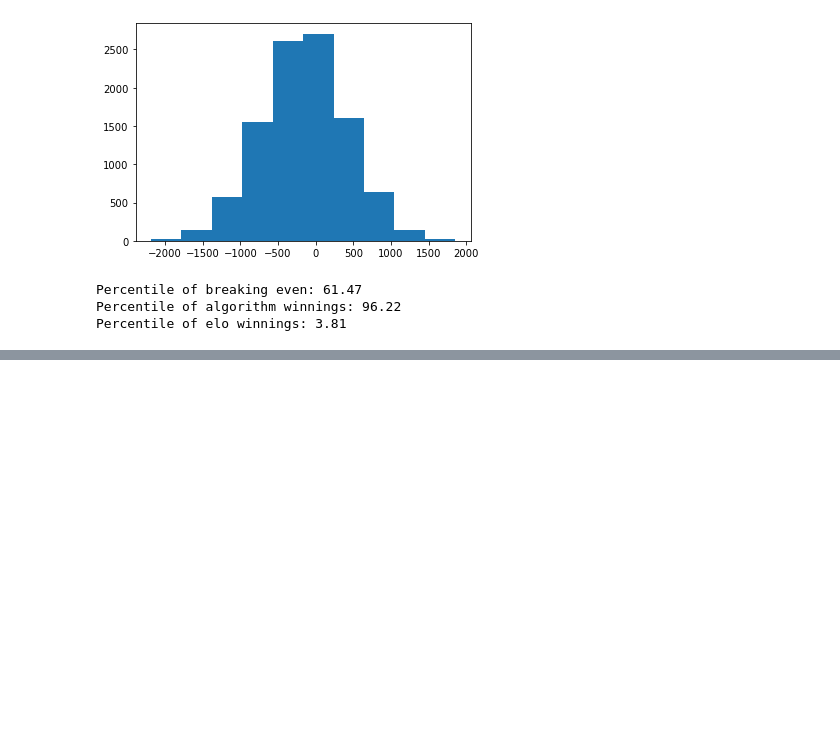
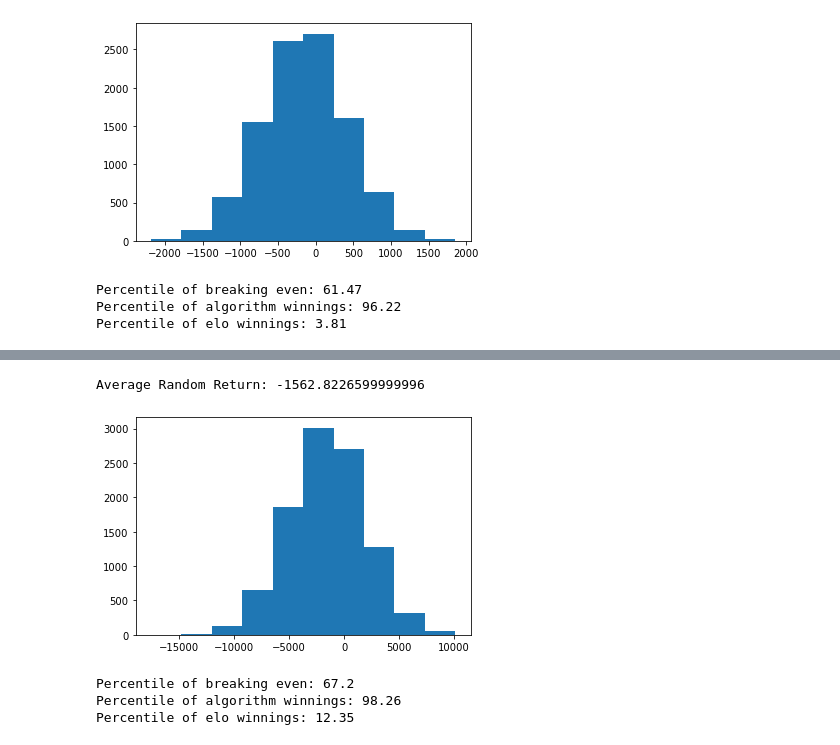
Before and after one commit to imac19/sports_gambling_algorithm, a Jupyter notebook: ideal_betting_proportions_spreads.ipynb, the cells around one changed output, grey strips where cells are left out. Drawn from its saved outputs; the diff is of its cells as text; code cells hidden in the pictures; blank space fills up the shorter version.

```diff
--- a/ideal_betting_proportions_spreads.ipynb
+++ b/ideal_betting_proportions_spreads.ipynb
@@ -611,0 +673,37 @@ Percentile of elo winnings: 3.81
+# %%
+# Check winnings from random betting model for 120 games (approx same as proportional threshold)
+
+total_return_list = []
+simulations = 10000
+
+for i in range(simulations):
+    gambling_sample = gambling_df.sample(n=120)
+    gambling_sample['return'] = gambling_sample.apply(lambda x: get_return_prop_spread_random(x), axis=1)
+    total_return_list.append(gambling_sample.sum()['return'])
+
+print('Average Random Return: {}'.format(np.mean(total_return_list)))
+
+plt.plot()
+plt.hist(total_return_list)
+plt.show()
+# %% [output]
+Average Random Return: -1562.8226599999996
+[figure, added]
+# %%
+# Check where algorithm, elo would have fallen in terms of random guessing percentile
+
+break_even_percentile = scipy.stats.percentileofscore(total_return_list, 0)
+approx_algo_winnings = 5742
+approx_elo_winnings = -5511
+algo_percentile = scipy.stats.percentileofscore(total_return_list, approx_algo_winnings)
+elo_percentile = scipy.stats.percentileofscore(total_return_list, approx_elo_winnings)
+
+print('Percentile of breaking even: {}'.format(break_even_percentile))
+
+print('Percentile of algorithm winnings: {}'.format(algo_percentile))
+
+print('Percentile of elo winnings: {}'.format(elo_percentile))
+# %% [output]
+Percentile of breaking even: 67.2
+Percentile of algorithm winnings: 98.26
+Percentile of elo winnings: 12.35
```
Also changed, not shown: parts of 37 cells of this notebook.
